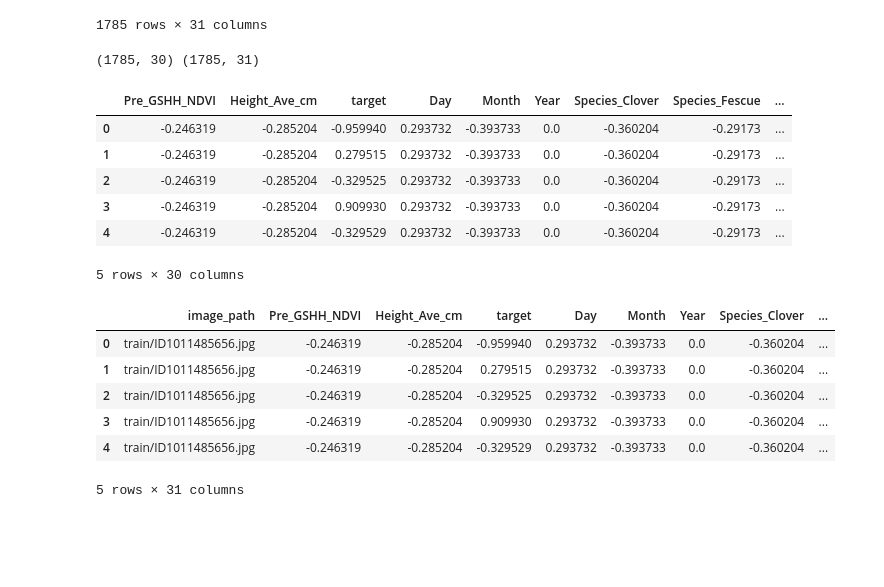
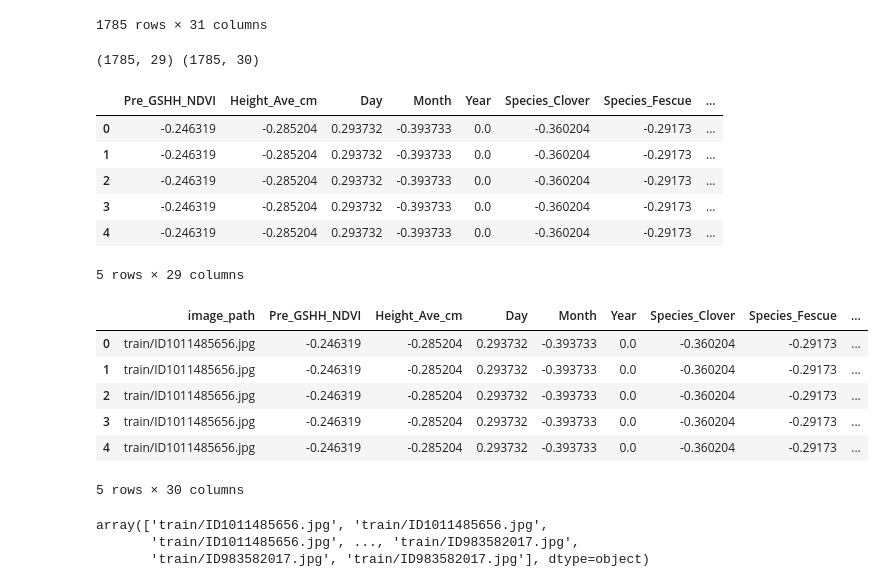
Before and after one commit to vishal36-pop/kaggle-csiro-competition, a Jupyter notebook: notebook(colab).ipynb, the cells around one changed output. Drawn from its saved outputs; the diff is of its cells as text; code cells hidden in the pictures; blank space fills up the shorter version.

Commit message:
traindata

```diff
--- a/notebook(colab).ipynb
+++ b/notebook(colab).ipynb
@@ -131,32 +131,35 @@ data
 | 1783 | train/ID983582017.jpg | 0.64 | 9.0000 | 40.9400 | 9.0 | 1.0 | 2015.0 | 0.0 | ... |
 | 1784 | train/ID983582017.jpg | 0.64 | 9.0000 | 40.9400 | 9.0 | 1.0 | 2015.0 | 0.0 | ... |
 1785 rows × 31 columns
+# %%
+X = data.drop(columns=['target'])
+y = data['target']
 # %%
 from sklearn.preprocessing import StandardScaler
 sc = StandardScaler(with_mean= True,with_std=True)
-X = sc.fit_transform(data.iloc[:,1:])
-print(X.shape, data.shape)
-data_without_images = pd.DataFrame(X, columns=data.columns[1:])
-data = pd.concat((data['image_path'],data_without_images),axis=1)
+X_standard = sc.fit_transform(X.iloc[:,1:])
+print(X_standard.shape, X.shape)
+data_without_images = pd.DataFrame(X_standard, columns=X.columns[1:])
+X = pd.concat((X['image_path'],data_without_images),axis=1)
 # %% [output]
-(1785, 30) (1785, 31)
+(1785, 29) (1785, 30)
 # %%
 data_without_images.head()
 # %% [output]
-|  | Pre_GSHH_NDVI | Height_Ave_cm | target | Day | Month | Year | Species_Clover | Species_Fescue | ... |
-| 0 | -0.246319 | -0.285204 | -0.959940 | 0.293732 | -0.393733 | 0.0 | -0.360204 | -0.29173 | ... |
-| 1 | -0.246319 | -0.285204 | 0.279515 | 0.293732 | -0.393733 | 0.0 | -0.360204 | -0.29173 | ... |
-| 2 | -0.246319 | -0.285204 | -0.329525 | 0.293732 | -0.393733 | 0.0 | -0.360204 | -0.29173 | ... |
-| 3 | -0.246319 | -0.285204 | 0.909930 | 0.293732 | -0.393733 | 0.0 | -0.360204 | -0.29173 | ... |
-| 4 | -0.246319 | -0.285204 | -0.329529 | 0.293732 | -0.393733 | 0.0 | -0.360204 | -0.29173 | ... |
+|  | Pre_GSHH_NDVI | Height_Ave_cm | Day | Month | Year | Species_Clover | Species_Fescue | ... |
+| 0 | -0.246319 | -0.285204 | 0.293732 | -0.393733 | 0.0 | -0.360204 | -0.29173 | ... |
+| 1 | -0.246319 | -0.285204 | 0.293732 | -0.393733 | 0.0 | -0.360204 | -0.29173 | ... |
+| 2 | -0.246319 | -0.285204 | 0.293732 | -0.393733 | 0.0 | -0.360204 | -0.29173 | ... |
+| 3 | -0.246319 | -0.285204 | 0.293732 | -0.393733 | 0.0 | -0.360204 | -0.29173 | ... |
+| 4 | -0.246319 | -0.285204 | 0.293732 | -0.393733 | 0.0 | -0.360204 | -0.29173 | ... |
-5 rows × 30 columns
+5 rows × 29 columns
 # %%
-data.head()
+X.head()
 # %% [output]
-|  | image_path | Pre_GSHH_NDVI | Height_Ave_cm | target | Day | Month | Year | Species_Clover | ... |
-| 0 | train/ID1011485656.jpg | -0.246319 | -0.285204 | -0.959940 | 0.293732 | -0.393733 | 0.0 | -0.360204 | ... |
-| 1 | train/ID1011485656.jpg | -0.246319 | -0.285204 | 0.279515 | 0.293732 | -0.393733 | 0.0 | -0.360204 | ... |
-| 2 | train/ID1011485656.jpg | -0.246319 | -0.285204 | -0.329525 | 0.293732 | -0.393733 | 0.0 | -0.360204 | ... |
-| 3 | train/ID1011485656.jpg | -0.246319 | -0.285204 | 0.909930 | 0.293732 | -0.393733 | 0.0 | -0.360204 | ... |
-| 4 | train/ID1011485656.jpg | -0.246319 | -0.285204 | -0.329529 | 0.293732 | -0.393733 | 0.0 | -0.360204 | ... |
+|  | image_path | Pre_GSHH_NDVI | Height_Ave_cm | Day | Month | Year | Species_Clover | Species_Fescue | ... |
+| 0 | train/ID1011485656.jpg | -0.246319 | -0.285204 | 0.293732 | -0.393733 | 0.0 | -0.360204 | -0.29173 | ... |
+| 1 | train/ID1011485656.jpg | -0.246319 | -0.285204 | 0.293732 | -0.393733 | 0.0 | -0.360204 | -0.29173 | ... |
+| 2 | train/ID1011485656.jpg | -0.246319 | -0.285204 | 0.293732 | -0.393733 | 0.0 | -0.360204 | -0.29173 | ... |
+| 3 | train/ID1011485656.jpg | -0.246319 | -0.285204 | 0.293732 | -0.393733 | 0.0 | -0.360204 | -0.29173 | ... |
+| 4 | train/ID1011485656.jpg | -0.246319 | -0.285204 | 0.293732 | -0.393733 | 0.0 | -0.360204 | -0.29173 | ... |
-5 rows × 31 columns
+5 rows × 30 columns
@@ -162,0 +200,6 @@ data.head()
+# %%
+traindataset.image_list
+# %% [output]
+array(['train/ID1011485656.jpg', 'train/ID1011485656.jpg',
+       'train/ID1011485656.jpg', ..., 'train/ID983582017.jpg',
+       'train/ID983582017.jpg', 'train/ID983582017.jpg'], dtype=object)
```
Also changed, not shown: parts of 9 cells of this notebook.
